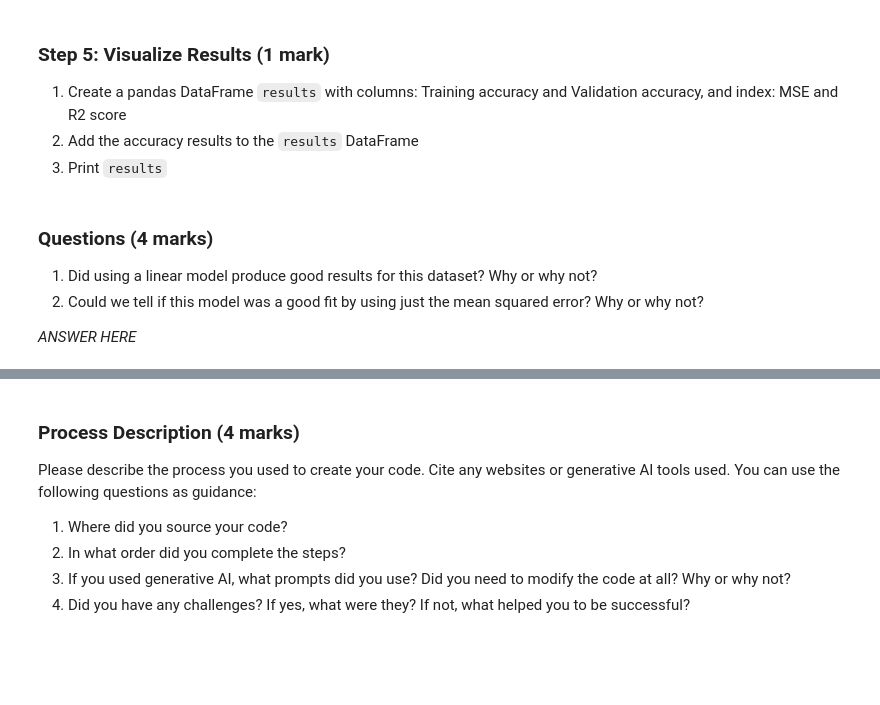
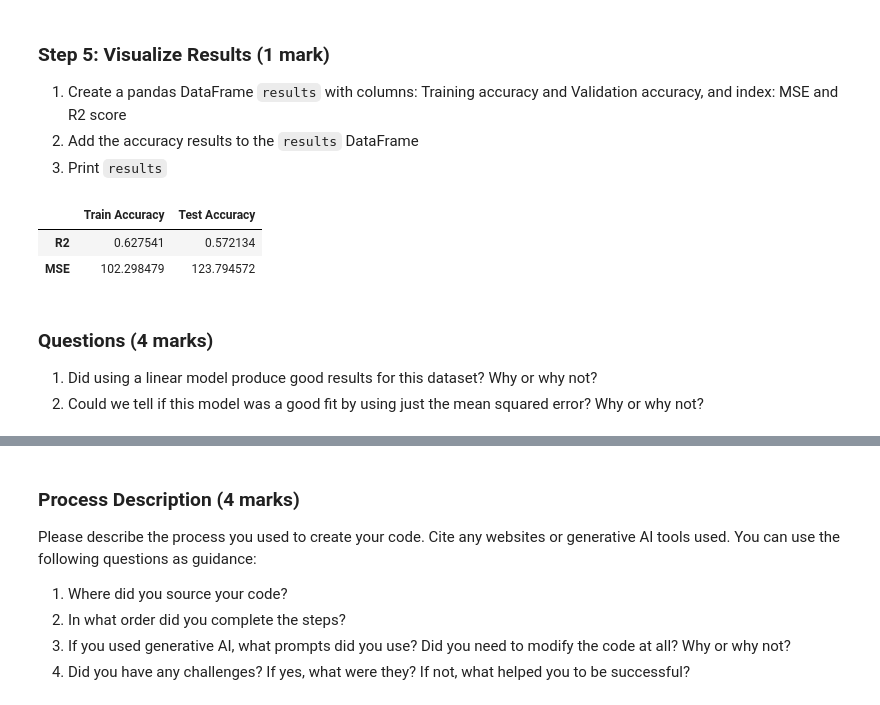
Before and after one commit to sauravuprety21/enel682-labs, a Jupyter notebook: lab2/Assignment 2.ipynb, the cells around one changed output, grey strips where cells are left out. Drawn from its saved outputs; the diff is of its cells as text; code cells hidden in the pictures; blank space fills up the shorter version.

```diff
--- a/lab2/Assignment 2.ipynb
+++ b/lab2/Assignment 2.ipynb
@@ -317,6 +318,14 @@ mse(y_train, y_pred_train)
+# %%
+# TO DO: ADD YOUR CODE HERE
+
+df_res = pd.DataFrame({'Train Accuracy': {'R2': lr.score(X_train, y_train) , 'MSE': mse(y_train, y_pred_train)},
+                       'Test Accuracy': {'R2': lr.score(X_test, y_test) , 'MSE': mse(y_test, y_pred_test)}})
+df_res
+# %% [output]
+|  | Train Accuracy | Test Accuracy |
+| R2 | 0.627541 | 0.572134 |
+| MSE | 102.298479 | 123.794572 |
 # %% [markdown]
 ### Questions (4 marks)
 1. Did using a linear model produce good results for this dataset? Why or why not?
 1. Could we tell if this model was a good fit by using just the mean squared error? Why or why not?
-
-*ANSWER HERE*
```
Also changed, not shown: parts of 6 cells of this notebook.
